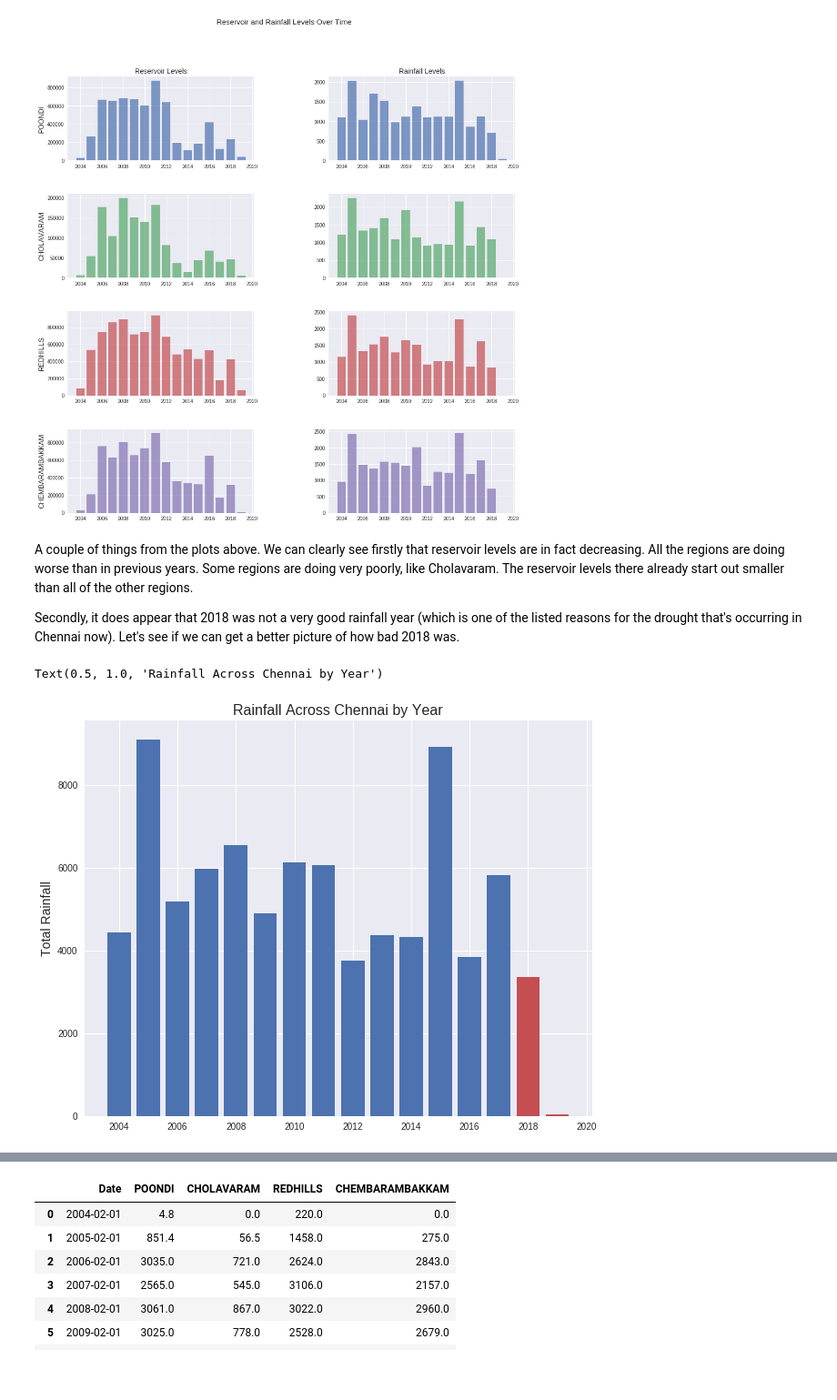
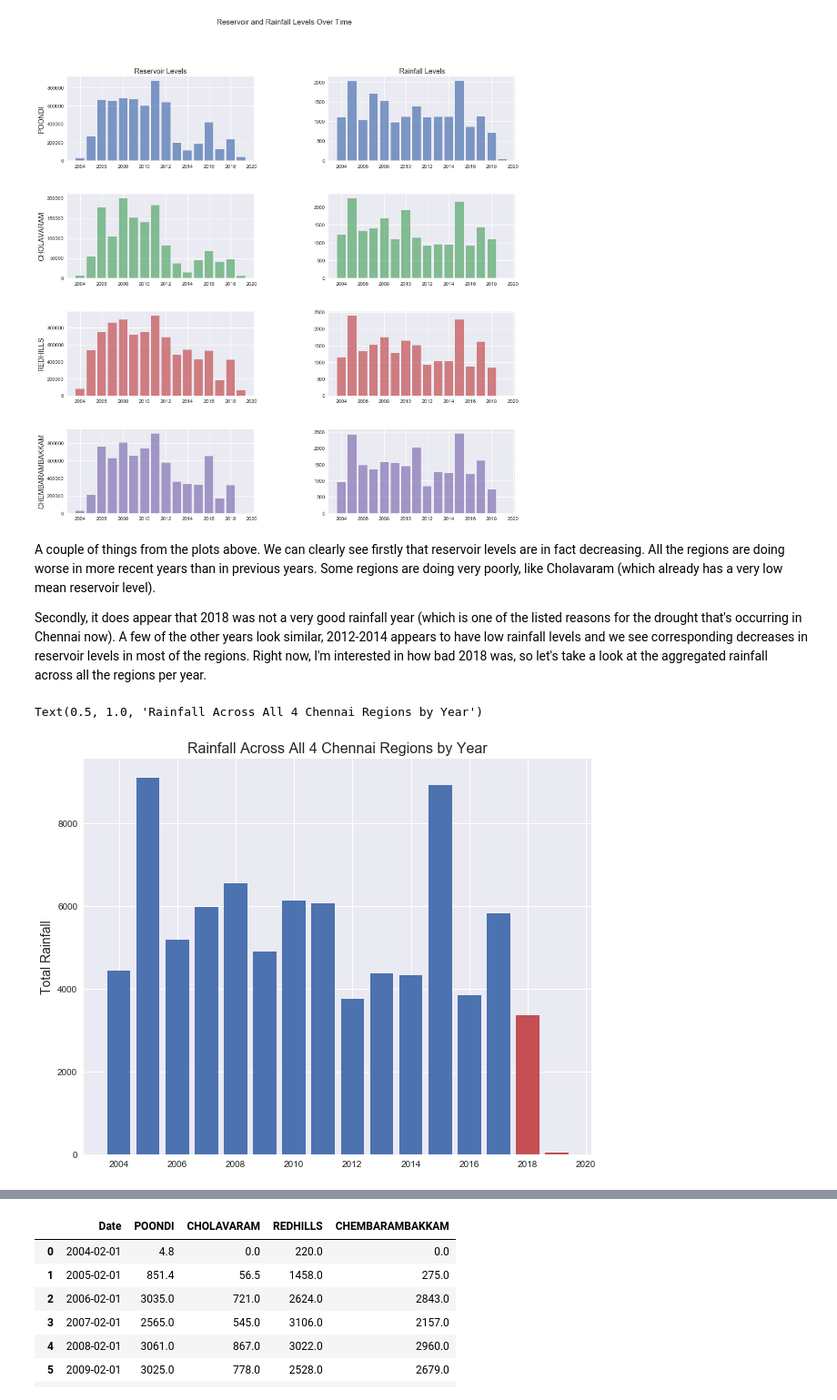
Before and after one commit to marxav0319/Chennai_Water_Management_NB, a Jupyter notebook: Chennai Water Management Exploratory Analysis.ipynb, the cells around one changed output, grey strips where cells are left out. Shown at 91% size. Saved outputs shown, nothing was run; the diff lists cells and outputs as text; code cells hidden in the pictures; blank space fills up the shorter version.

```diff
--- a/Chennai Water Management Exploratory Analysis.ipynb
+++ b/Chennai Water Management Exploratory Analysis.ipynb
@@ -171,19 +182,20 @@ plot_rainfall_and_reservoir_levels(res_year, rain_year, 'bar', 0.7)
 # %% [output]
 [figure]
 # %% [markdown]
-A couple of things from the plots above.  We can clearly see firstly that reservoir levels are in fact decreasing.  All the regions are doing worse than in previous years.  Some regions are doing very poorly, like Cholavaram.  The reservoir levels there already start out smaller than all of the other regions.
+A couple of things from the plots above.  We can clearly see firstly that reservoir levels are in fact decreasing.  All the regions are doing worse in more recent years than in previous years.  Some regions are doing very poorly, like Cholavaram (which already has a very low mean reservoir level).
 
-Secondly, it does appear that 2018 was not a very good rainfall year (which is one of the listed reasons for the drought that's occurring in Chennai now).  Let's see if we can get a better picture of how bad 2018 was.
+Secondly, it does appear that 2018 was not a very good rainfall year (which is one of the listed reasons for the drought that's occurring in Chennai now).  A few of the other years look similar, 2012-2014 appears to have low rainfall levels and we see corresponding decreases in reservoir levels in most of the regions.  Right now, I'm interested in how bad 2018 was, so let's take a look at the aggregated rainfall across all the regions per year.
 # %%
+# Aggregate per year
 rain_year_aggregate = rain_year.iloc[:, 1:].sum(axis=1)
 c = [colors[0] for i in range(rain_year_aggregate.shape[0] - 2)]
 c += [colors[2] for i in range(2)]
 
 plt.figure(figsize=(10, 8))
 plt.bar(rain_year['Date'], rain_year_aggregate, color=c)
 plt.ylabel('Total Rainfall', size=14)
-plt.title('Rainfall Across Chennai by Year', size=16)
+plt.title('Rainfall Across All 4 Chennai Regions by Year', size=16)
 # %% [output]
-Text(0.5, 1.0, 'Rainfall Across Chennai by Year')
+Text(0.5, 1.0, 'Rainfall Across All 4 Chennai Regions by Year')
-[figure, old version]
+[figure, new version]
 # %% [markdown]
```
Also changed, not shown: parts of 25 cells of this notebook.
